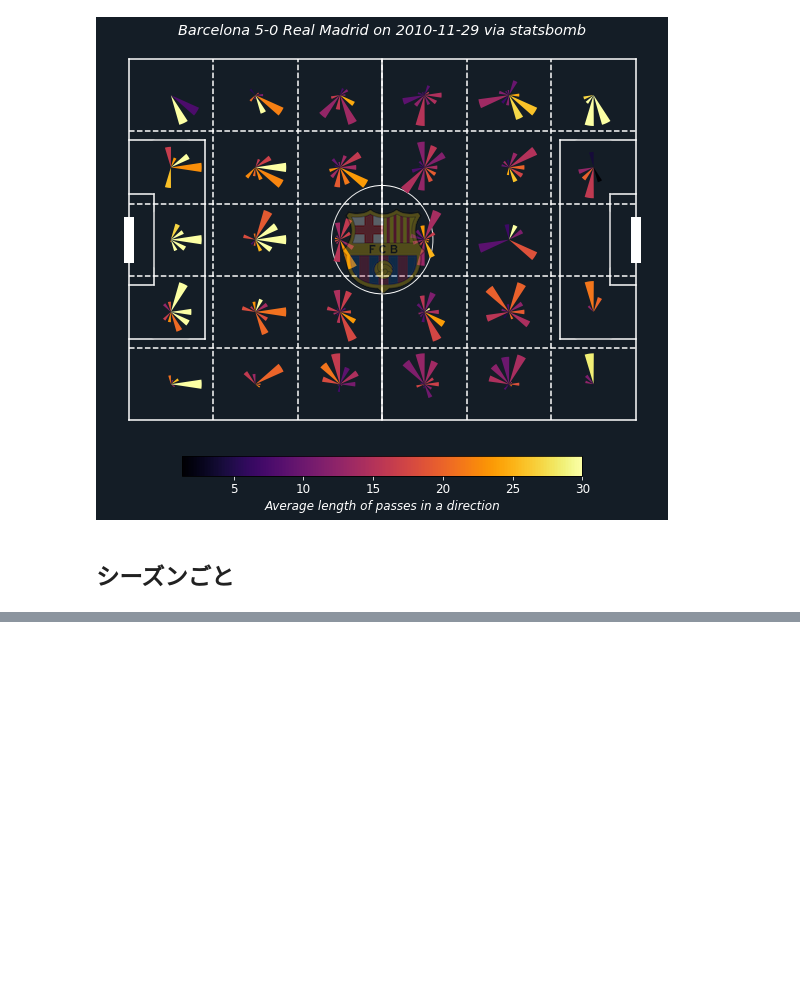
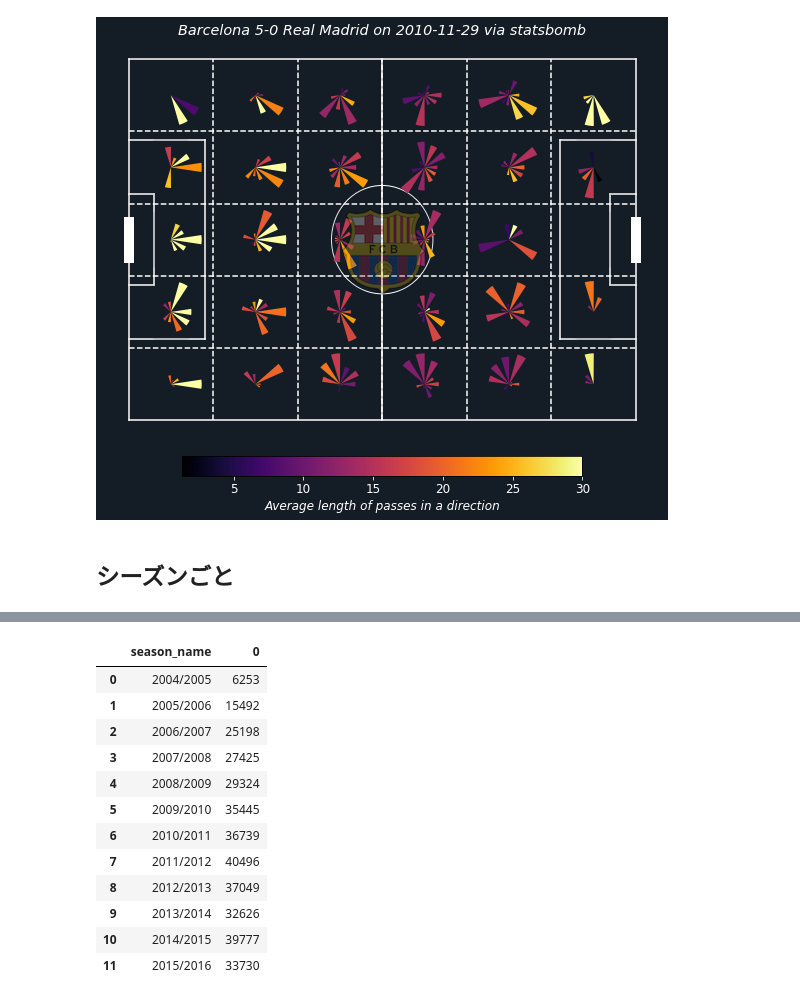
Before and after one commit to saeeeeru/MessiAnalyzer, a Jupyter notebook: notebook/plot_passsonars.ipynb, the cells around one changed output, grey strips where cells are left out. Cells and saved outputs as stored; diff of their text form; code cells hidden in the pictures; blank space fills up the shorter version.

```diff
--- a/notebook/plot_passsonars.ipynb
+++ b/notebook/plot_passsonars.ipynb
@@ -290,3 +308,19 @@ for x_ in summary.start_location_x.unique().tolist():
+# %%
+event_df.groupby('season_name').size().reset_index()
+# %% [output]
+|  | season_name | 0 |
+| 0 | 2004/2005 | 6253 |
+| 1 | 2005/2006 | 15492 |
+| 2 | 2006/2007 | 25198 |
+| 3 | 2007/2008 | 27425 |
+| 4 | 2008/2009 | 29324 |
+| 5 | 2009/2010 | 35445 |
+| 6 | 2010/2011 | 36739 |
+| 7 | 2011/2012 | 40496 |
+| 8 | 2012/2013 | 37049 |
+| 9 | 2013/2014 | 32626 |
+| 10 | 2014/2015 | 39777 |
+| 11 | 2015/2016 | 33730 |
 # %%
 x_cut = pd.cut(event_df['start_location_x'], x_bins, right = True)
 y_cut = pd.cut(event_df['start_location_y'], y_bins, right = True)
```
Also changed, not shown: parts of 6 cells of this notebook, 16 other files.
